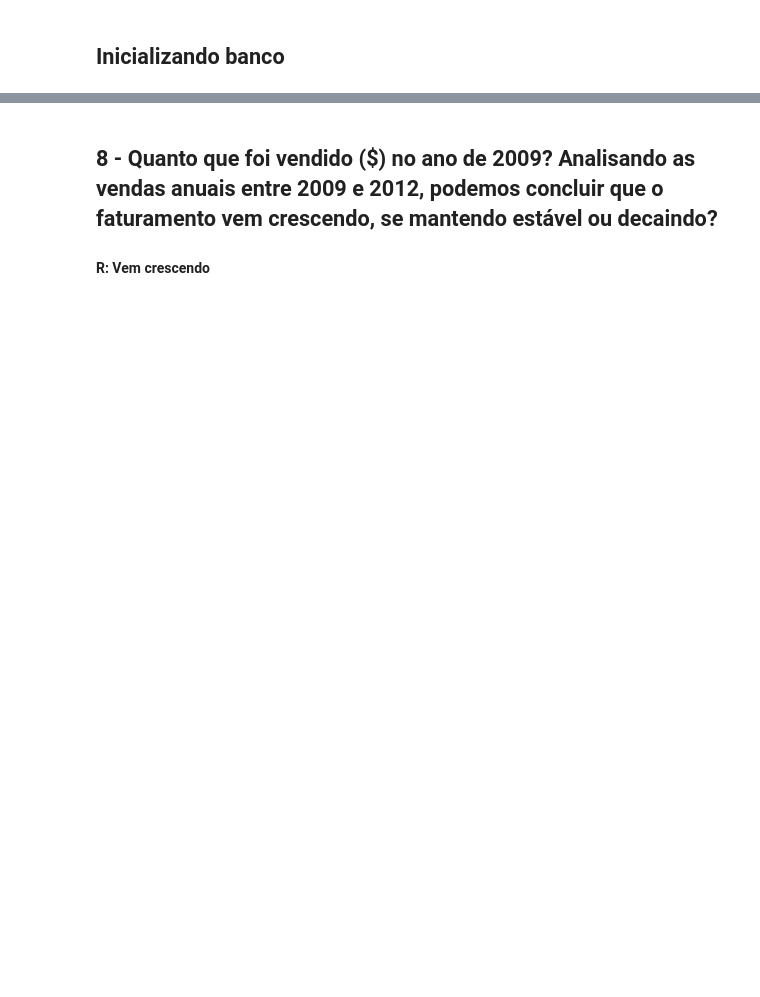
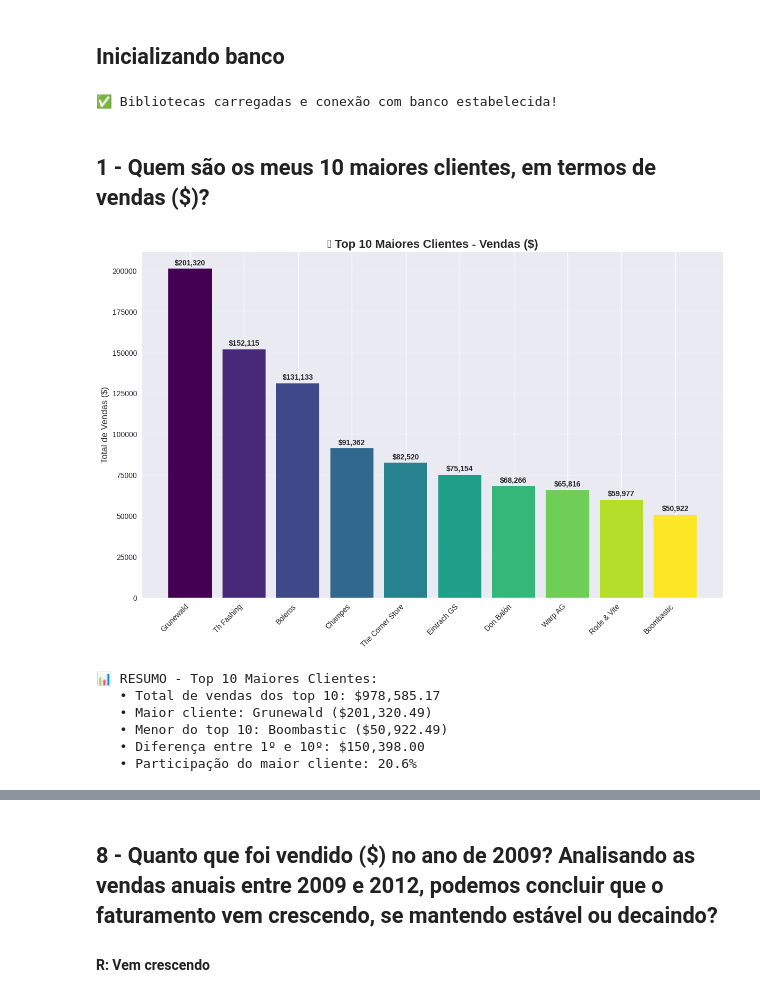
Before and after one commit to filipe-rds/BI-Atividade-1, a Jupyter notebook: notebooks/notebook.ipynb, the cells around one changed output, grey strips where cells are left out. Drawn from its saved outputs; the diff is of its cells as text; code cells hidden in the pictures; blank space fills up the shorter version.

Commit message:
feat: answer the first 3 questions and generate informative charts

```diff
--- a/notebooks/notebook.ipynb
+++ b/notebooks/notebook.ipynb
@@ -8,7 +24,18 @@ Requirement already satisfied: psycopg2-binary in /opt/conda/lib/python3.11/site
 ## Inicializando banco
 # %%
 import pandas as pd
+import matplotlib.pyplot as plt
+import numpy as np
+import seaborn as sns
+import plotly.express as px
+import plotly.graph_objects as go
 from sqlalchemy import create_engine
+import warnings
+warnings.filterwarnings('ignore')
+
+# Configurar estilo dos gráficos
+plt.style.use('seaborn-v0_8')
+sns.set_palette("husl")
 
 # ajuste conforme suas credenciais do container
 USER = "user"
@@ -18,3 +45,61 @@ PORT = "5432"
 DB = "mydatabase"
 
 engine = create_engine(f"postgresql://{USER}:{PASSWORD}@{HOST}:{PORT}/{DB}")
+
+print("✅ Bibliotecas carregadas e conexão com banco estabelecida!")
+# %% [output]
+✅ Bibliotecas carregadas e conexão com banco estabelecida!
+# %% [markdown]
+## 1 - Quem são os meus 10 maiores clientes, em termos de vendas ($)?
+# %%
+query_maiores_clientes_vendas = """
+SELECT
+    c.nome,
+    SUM(v.valor_vendas) AS valor
+FROM clientes c
+JOIN pedidos p ON p.cliente_id = c.id
+JOIN vendas v ON v.pedido_id = p.id
+GROUP BY (c.nome)
+ORDER BY SUM(v.valor_vendas) DESC
+LIMIT 10;
+"""
+
+df_maiores_clientes_vendas = pd.read_sql(query_maiores_clientes_vendas, engine)
+df_maiores_clientes_vendas
+
+# Gráfico de barras verticais - Top 10 Maiores Clientes
+plt.figure(figsize=(12, 8))
+
+bars = plt.bar(range(len(df_maiores_clientes_vendas)), df_maiores_clientes_vendas['valor'],
+               color=plt.cm.viridis(np.linspace(0, 1, len(df_maiores_clientes_vendas))))
+plt.xticks(range(len(df_maiores_clientes_vendas)), df_maiores_clientes_vendas['nome'], rotation=45, ha='right')
+plt.title('🏆 Top 10 Maiores Clientes - Vendas ($)', fontsize=16, fontweight='bold')
+plt.ylabel('Total de Vendas ($)', fontsize=12)
+plt.grid(True, alpha=0.3, axis='y')
+
+# Adicionar valores nas barras
+for i, bar in enumerate(bars):
+    height = bar.get_height()
+    plt.annotate(f'${height:,.0f}',
+                xy=(bar.get_x() + bar.get_width() / 2, height),
+                xytext=(0, 3), textcoords="offset points",
+                ha='center', va='bottom', fontsize=10, fontweight='bold')
+
+plt.tight_layout()
+plt.show()
+
+# Resumo estatístico
+print(f"\n📊 RESUMO - Top 10 Maiores Clientes:")
+print(f"   • Total de vendas dos top 10: ${df_maiores_clientes_vendas['valor'].sum():,.2f}")
+print(f"   • Maior cliente: {df_maiores_clientes_vendas.iloc[0]['nome']} (${df_maiores_clientes_vendas.iloc[0]['valor']:,.2f})")
+print(f"   • Menor do top 10: {df_maiores_clientes_vendas.iloc[9]['nome']} (${df_maiores_clientes_vendas.iloc[9]['valor']:,.2f})")
+print(f"   • Diferença entre 1º e 10º: ${df_maiores_clientes_vendas.iloc[0]['valor'] - df_maiores_clientes_vendas.iloc[9]['valor']:,.2f}")
+print(f"   • Participação do maior cliente: {(df_maiores_clientes_vendas.iloc[0]['valor']/df_maiores_clientes_vendas['valor'].sum())*100:.1f}%")
+# %% [output]
+[figure, added]
+📊 RESUMO - Top 10 Maiores Clientes:
+   • Total de vendas dos top 10: $978,585.17
+   • Maior cliente: Grunewald ($201,320.49)
+   • Menor do top 10: Boombastic ($50,922.49)
+   • Diferença entre 1º e 10º: $150,398.00
+   • Participação do maior cliente: 20.6%
```
Also changed, not shown: parts of 8 cells of this notebook, 2 other files.
